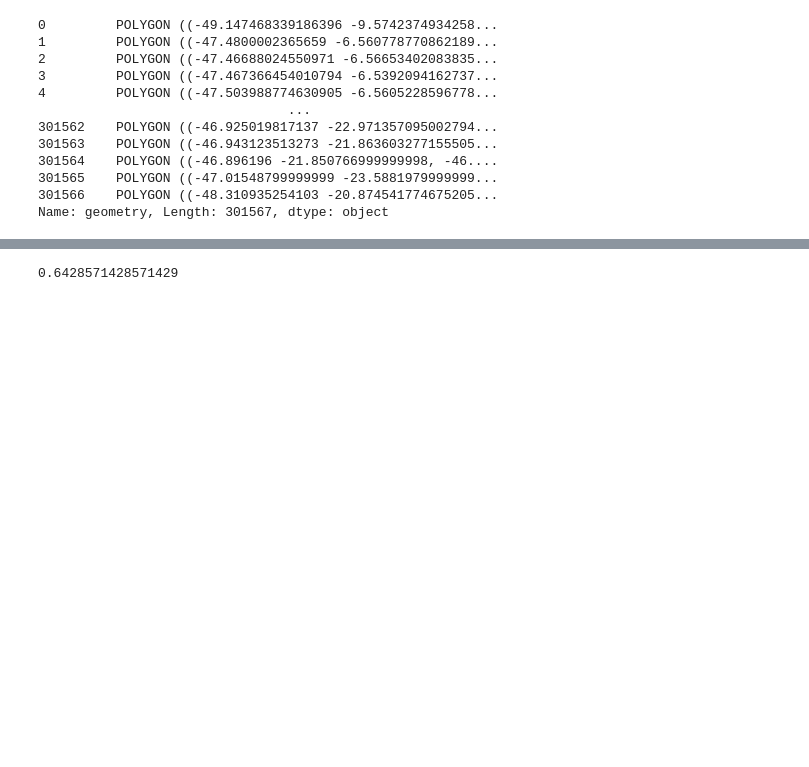
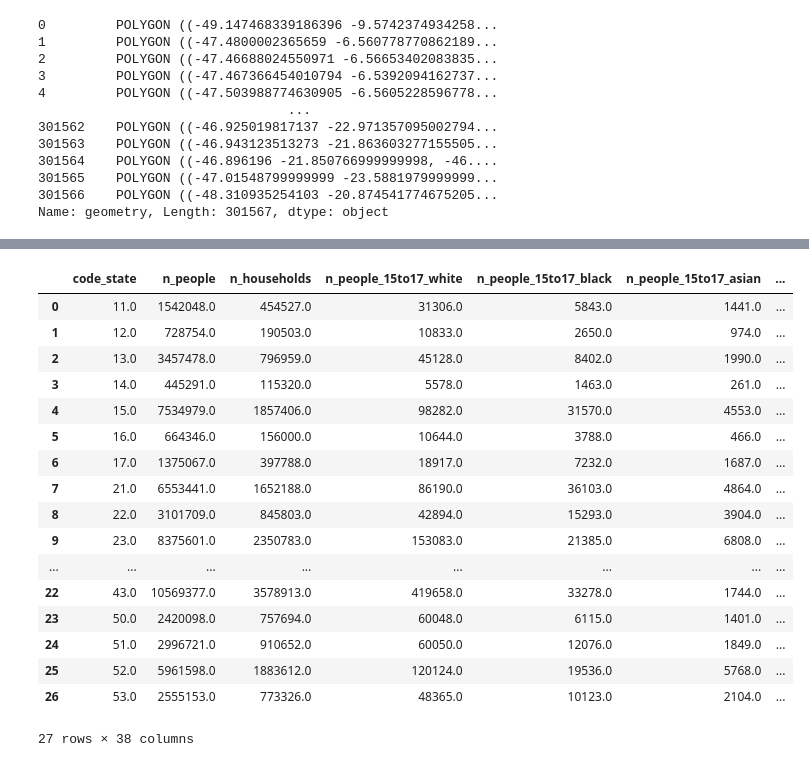
Before and after one commit to hordiienkoalina/atlas-educacao, a Jupyter notebook: notebooks/access_metric_different_levels.ipynb, the cells around one changed output, grey strips where cells are left out. Cells and saved outputs as stored; diff of their text form; code cells hidden in the pictures; blank space fills up the shorter version.

```diff
--- a/notebooks/access_metric_different_levels.ipynb
+++ b/notebooks/access_metric_different_levels.ipynb
@@ -132,7 +129,8 @@ access_df.describe()[outcome_metrics]
 # %%
 
 
-agg_dict = {'sum':['n_people',
+agg_dict = {'sum':[
+    'n_people',
     'n_households',
     'n_people_15to17_white', 'n_people_15to17_black',
        'n_people_15to17_asian', 'n_people_15to17_parda',
@@ -142,9 +140,11 @@ agg_dict = {'sum':['n_people',
        'n_people_15to17dem', 'n_people_15to17_alternative'
        ],
 
-       'weighted_average':['A', 'Q', 'H', 'A_normalized', 'H_normalized',
+       'weighted_average':[
+           'A', 'Q', 'H', 'A_normalized', 'H_normalized',
        'pct_black', 'pct_white', 'pct_indigenous', 'pct_pardos', 'pct_asian',
-       'pct_men', 'avg_monthly_earnings', 'fpl_below']}
+       'pct_men', 'avg_monthly_earnings', 'fpl_below'
+       ]}
 
 # Define a custom function for weighted average in a groupby, ignoring NaNs
 # %%
@@ -172,5 +172,10 @@ access_df[access_df['Q'].notna()]
 # %%
-def new_access_level(previous_level, new_level_df, new_level_name, calculate_percentiles=True):
+def new_access_level(
+        previous_level,
+        new_level_df,
+        new_level_name,
+        calculate_percentiles=['A', 'Q', 'H', 'avg_monthly_earnings', 'pct_men']
+        ):
 
     def weighted_avg(group):
         weights = group['n_people_15to17']
@@ -210,12 +215,19 @@ def new_access_level(previous_level, new_level_df, new_level_name, calculate_per
     result_df = pd.concat([sum_columns, weighted_average], axis=1)
 
     new_level_access_df = result_df.merge(new_level_df, on=new_level_name, how='right')
+    print(new_level_access_df.columns)
+    # Calculate percentiles
+    def add_percentile(access_df, cols, groupby = 'state_id'):
+        for col in cols:
+            access_df[f'{col}_percentile'] = access_df.groupby(groupby)[col].rank(pct=True)
+        return access_df
 
-    # Calculate percentiles
     if calculate_percentiles:
-        new_level_access_df['A_percentile'] = new_level_access_df.groupby('code_state')['A'].rank(pct=True)
-        new_level_access_df['Q_percentile'] = new_level_access_df.groupby('code_state')['Q'].rank(pct=True)
-        new_level_access_df['H_percentile'] = new_level_access_df.groupby('code_state')['H'].rank(pct=True)
+        new_level_access_df = add_percentile(new_level_access_df, calculate_percentiles, groupby = 'code_state')
+
+    new_level_access_df['majority_race'] = new_level_access_df[
+        [f'n_people_15to17_{x}' for x in ['white', 'black', 'parda', 'asian', 'indigenous']]
+        ].idxmax(axis=1)
 
 
     return new_level_access_df
@@ -303,4 +327,21 @@ microregion_access_df
-# %%
-np.nanpercentile(access_df['pct_men'], 90)
-# %% [output]
-0.6428571428571429
+# %%
+state_access_df
+# %% [output]
+|  | code_state | n_people | n_households | n_people_15to17_white | n_people_15to17_black | n_people_15to17_asian | ... |
+| 0 | 11.0 | 1542048.0 | 454527.0 | 31306.0 | 5843.0 | 1441.0 | ... |
+| 1 | 12.0 | 728754.0 | 190503.0 | 10833.0 | 2650.0 | 974.0 | ... |
+| 2 | 13.0 | 3457478.0 | 796959.0 | 45128.0 | 8402.0 | 1990.0 | ... |
+| 3 | 14.0 | 445291.0 | 115320.0 | 5578.0 | 1463.0 | 261.0 | ... |
+| 4 | 15.0 | 7534979.0 | 1857406.0 | 98282.0 | 31570.0 | 4553.0 | ... |
+| 5 | 16.0 | 664346.0 | 156000.0 | 10644.0 | 3788.0 | 466.0 | ... |
+| 6 | 17.0 | 1375067.0 | 397788.0 | 18917.0 | 7232.0 | 1687.0 | ... |
+| 7 | 21.0 | 6553441.0 | 1652188.0 | 86190.0 | 36103.0 | 4864.0 | ... |
+| 8 | 22.0 | 3101709.0 | 845803.0 | 42894.0 | 15293.0 | 3904.0 | ... |
+| 9 | 23.0 | 8375601.0 | 2350783.0 | 153083.0 | 21385.0 | 6808.0 | ... |
+| ... | ... | ... | ... | ... | ... | ... | ... |
+| 22 | 43.0 | 10569377.0 | 3578913.0 | 419658.0 | 33278.0 | 1744.0 | ... |
+| 23 | 50.0 | 2420098.0 | 757694.0 | 60048.0 | 6115.0 | 1401.0 | ... |
+| 24 | 51.0 | 2996721.0 | 910652.0 | 60050.0 | 12076.0 | 1849.0 | ... |
+| 25 | 52.0 | 5961598.0 | 1883612.0 | 120124.0 | 19536.0 | 5768.0 | ... |
+| 26 | 53.0 | 2555153.0 | 773326.0 | 48365.0 | 10123.0 | 2104.0 | ... |
+27 rows × 38 columns
```
Also changed, not shown: parts of 7 cells of this notebook, 15 other files.
